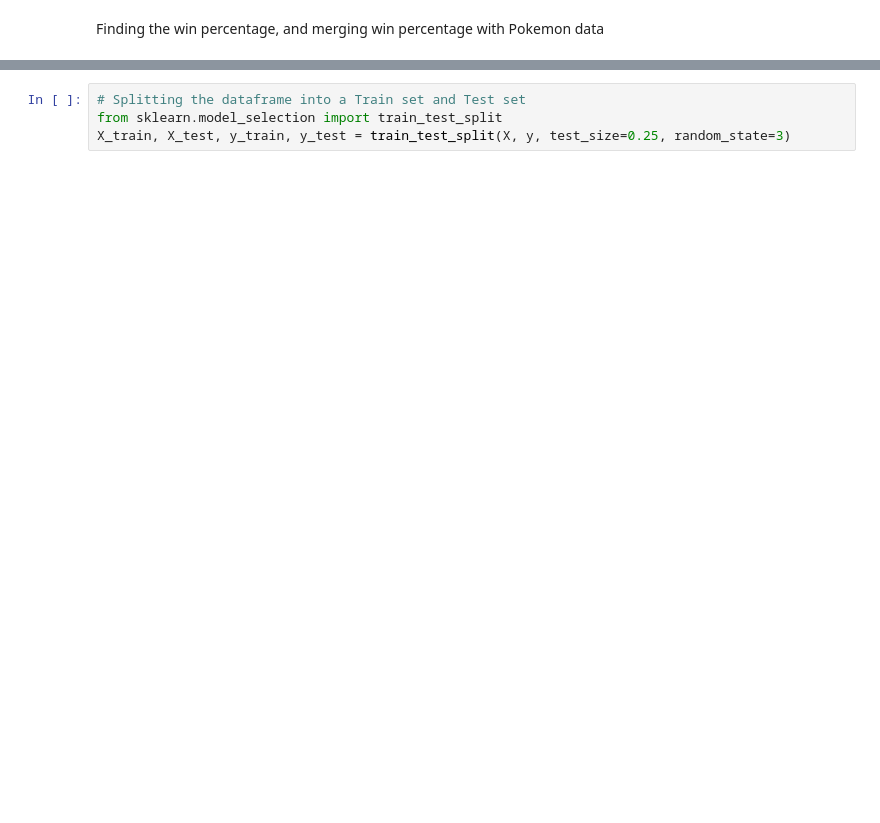
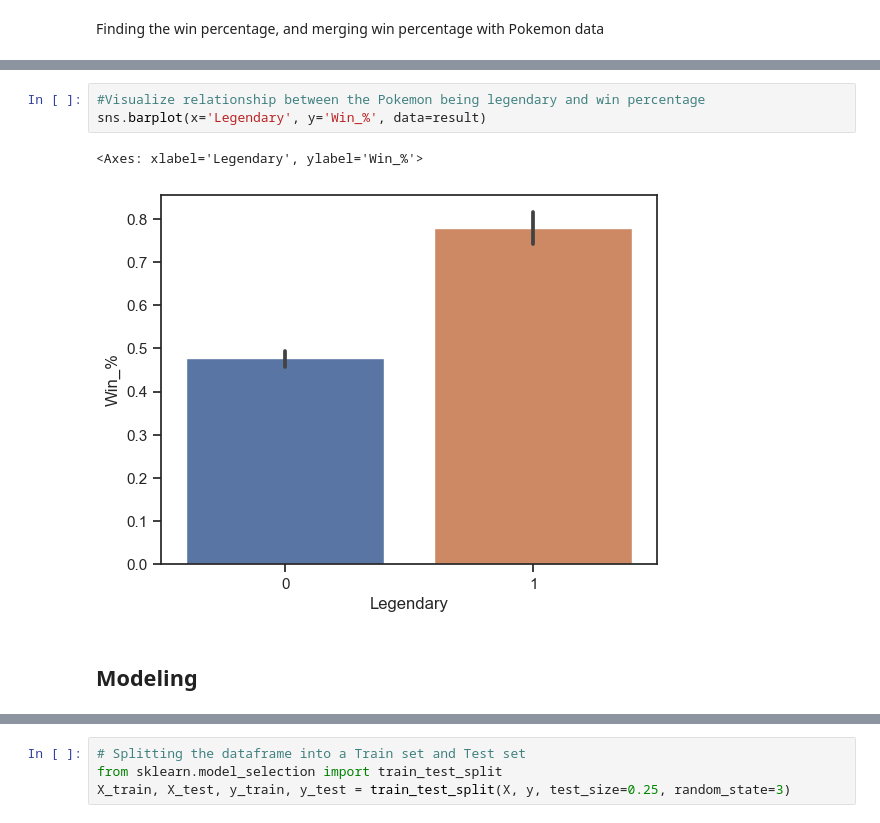
Before and after one commit to ONYX-02/PokemonDataProject, a Jupyter notebook: PokemonDataProject.ipynb, the cells around one changed output, grey strips where cells are left out. Cells and saved outputs as stored; diff of their text form; blank space fills up the shorter version.

```diff
--- a/PokemonDataProject.ipynb
+++ b/PokemonDataProject.ipynb
@@ -263,3 +525,11 @@ fitting_df.shape
+# %%
+#Visualize relationship between the Pokemon being legendary and win percentage
+sns.barplot(x='Legendary', y='Win_%', data=result)
+# %% [output]
+<Axes: xlabel='Legendary', ylabel='Win_%'>
+[figure, added]
+# %% [markdown]
+## Modeling
 # %%
 X = fitting_df.drop(['Win_%'], axis='columns')
 X.head()
```
Also changed, not shown: parts of 69 cells of this notebook, 2 other files.
